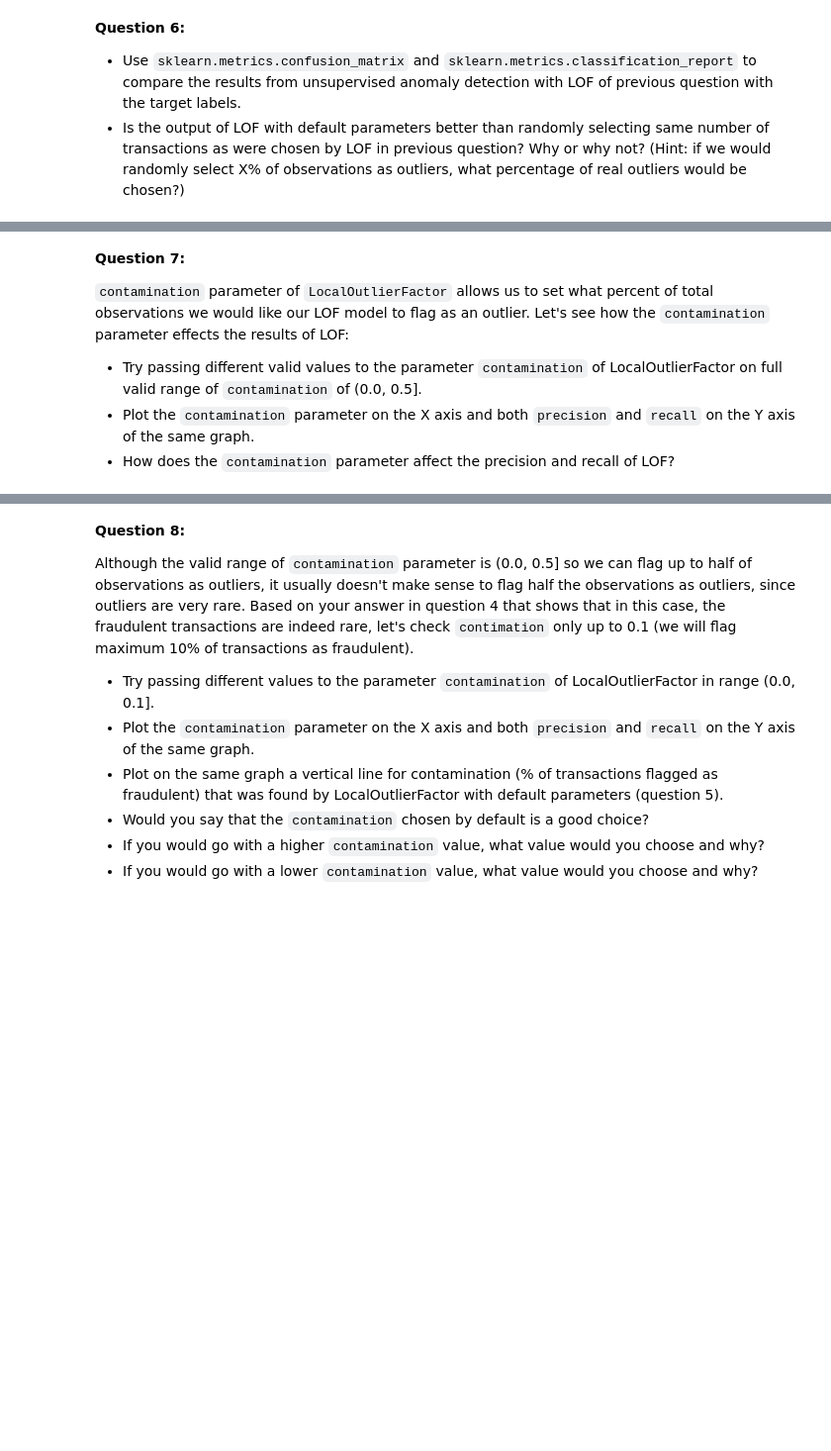
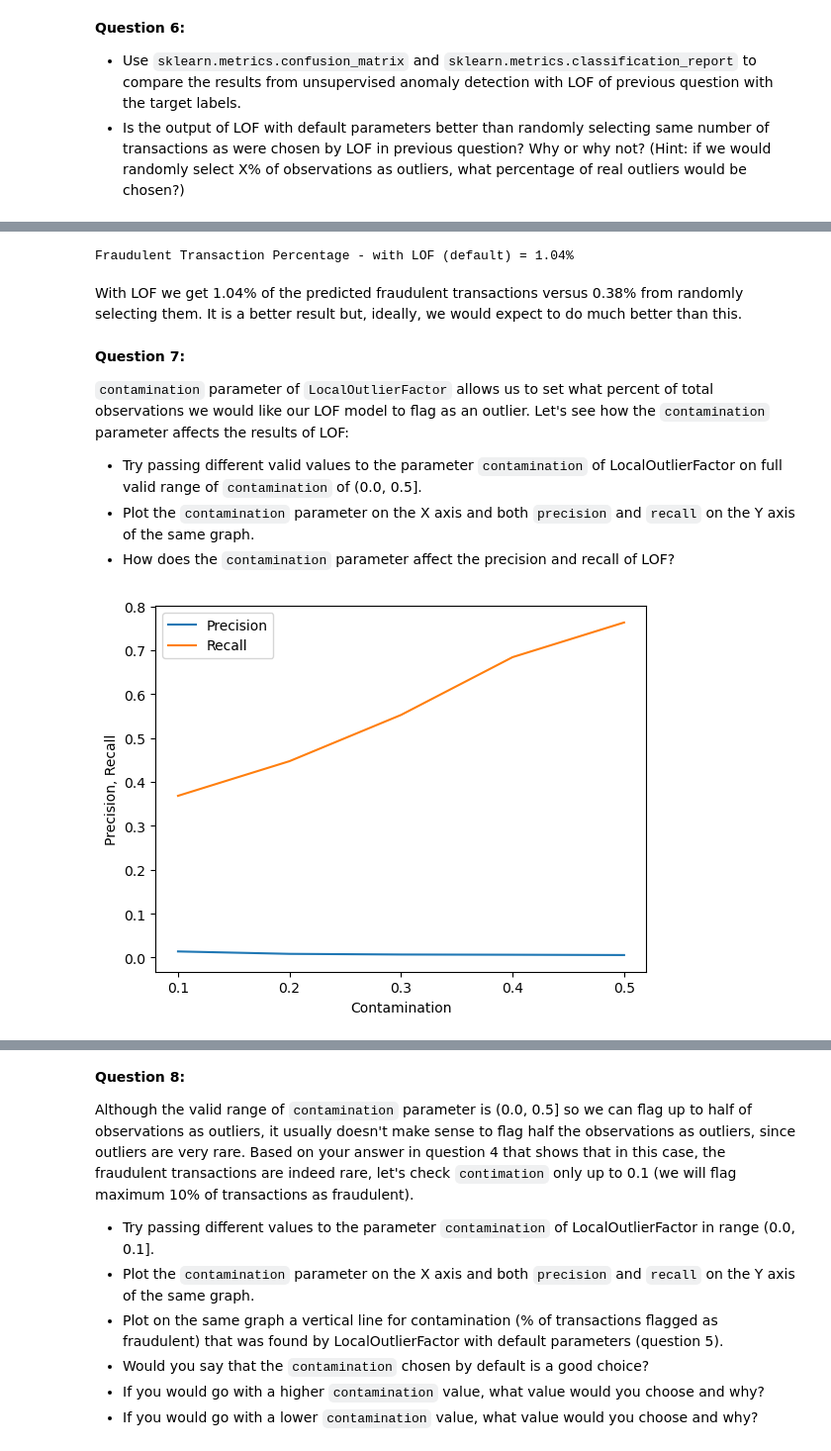
Before and after one commit to aiwan/Credit-Card-Fraud-Detection, a Jupyter notebook: Assignment/Anomaly Detection exercise.ipynb, the cells around one changed output, grey strips where cells are left out. Shown: that part at 99% size. Drawn from its saved outputs; the diff is of its cells as text; code cells hidden in the pictures; blank space fills up the shorter version.

```diff
--- a/Assignment/Anomaly Detection exercise.ipynb
+++ b/Assignment/Anomaly Detection exercise.ipynb
@@ -40,0 +185,4 @@ Use `sklearn.neighbors.LocalOutlierFactor` with default parameters to detect out
+# %%
+# LOF
+lof = LocalOutlierFactor()
+outlier_scores = lof.fit_predict(scaled_X)
@@ -47,0 +205,3 @@ Use `sklearn.neighbors.LocalOutlierFactor` with default parameters to detect out
+# %%
+y_true = y.values
+y_pred = outlier_scores
@@ -47,0 +216,3 @@ Use `sklearn.neighbors.LocalOutlierFactor` with default parameters to detect out
+# %%
+y_pred[y_pred ==  1] = 0
+y_pred[y_pred == -1] = 1
@@ -48,7 +255,13 @@ Use `sklearn.neighbors.LocalOutlierFactor` with default parameters to detect out
+# %%
+print(f'Fraudulent Transaction Percentage - with LOF (default) = {(tp/(y_pred == 1).sum())*100:.2f}%')
+# %% [output]
+Fraudulent Transaction Percentage - with LOF (default) = 1.04%
+# %% [markdown]
+With LOF we get 1.04% of the predicted fraudulent transactions versus 0.38%  from randomly selecting them. It is a better result but, ideally, we would expect to do much better than this.
 # %% [markdown]
 **Question 7:**
 
-`contamination` parameter of `LocalOutlierFactor` allows us to set what percent of total observations we would like our LOF model to flag as an outlier.  Let's see how the `contamination` parameter effects the results of LOF:
+`contamination` parameter of `LocalOutlierFactor` allows us to set what percent of total observations we would like our LOF model to flag as an outlier.  Let's see how the `contamination` parameter affects the results of LOF:
   - Try passing different valid values to the parameter `contamination` of LocalOutlierFactor on full valid range of `contamination` of (0.0, 0.5].
   - Plot the `contamination` parameter on the X axis and both `precision` and `recall` on the Y axis of the same graph.
   - How does the `contamination` parameter affect the precision and recall of LOF?
@@ -56,0 +268,26 @@ Use `sklearn.neighbors.LocalOutlierFactor` with default parameters to detect out
+# %%
+contamination_list = [0.1, 0.2, 0.3, 0.4, 0.5]
+recall_list_lof = []
+precision_list_lof = []
+
+for contamination in contamination_list:
+    lof = LocalOutlierFactor(contamination=contamination)
+    y_pred = lof.fit_predict(scaled_X)
+
+    # Transform y_pred so it matches y_true
+    y_pred[y_pred ==  1] = 0
+    y_pred[y_pred == -1] = 1
+
+    precision_list_lof.append(precision_score(y_true, y_pred))
+    recall_list_lof.append(recall_score(y_true, y_pred))
+# %%
+fig, ax = plt.subplots()
+ax.plot(contamination_list, precision_list_lof, label='Precision')
+ax.plot(contamination_list, recall_list_lof, label='Recall')
+ax.legend()
+plt.xticks(contamination_list)
+ax.set_xlabel('Contamination')
+ax.set_ylabel('Precision, Recall')
+plt.show()
+# %% [output]
+[figure, added]
```
Also changed, not shown: parts of 67 cells of this notebook.
